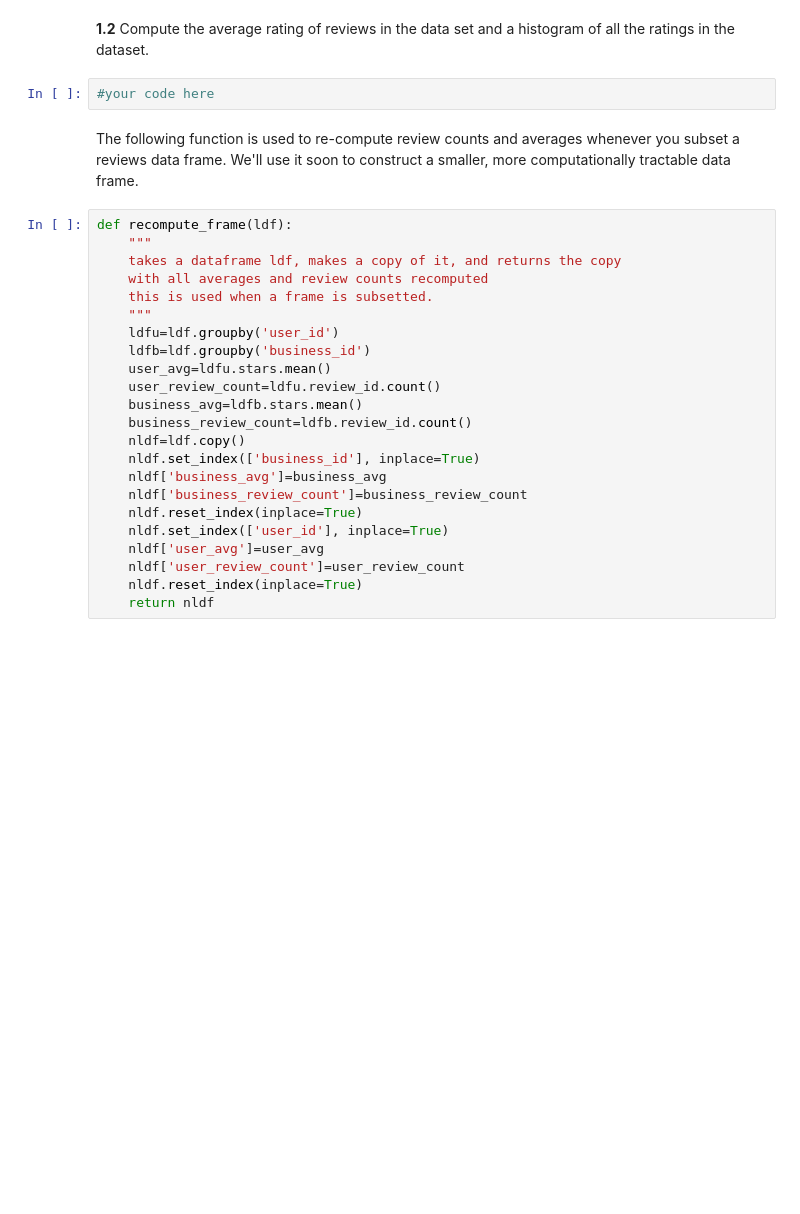
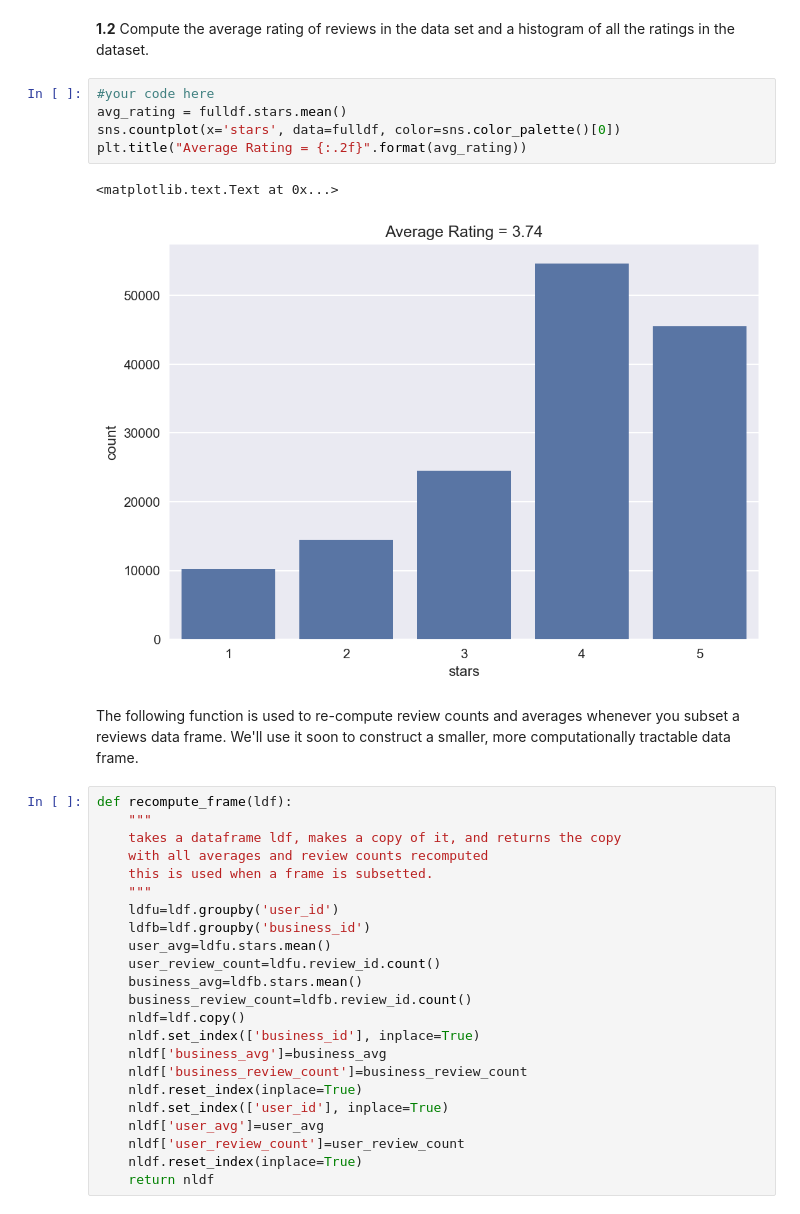
Before and after one commit to dashster18/content, a Jupyter notebook: HW4.ipynb, the cells around one changed output. Drawn from its saved outputs; the diff is of its cells as text; blank space fills up the shorter version.

```diff
--- a/HW4.ipynb
+++ b/HW4.ipynb
@@ -194,7 +215,13 @@ Lets implement this simpler global recommender first.
 # %% [markdown]
 **1.2** Compute the average rating of reviews in the data set and a histogram of all the ratings in the dataset.
-# %%
-#your code here
+# %%
+#your code here
+avg_rating = fulldf.stars.mean()
+sns.countplot(x='stars', data=fulldf, color=sns.color_palette()[0])
+plt.title("Average Rating = {:.2f}".format(avg_rating))
+# %% [output]
+<matplotlib.text.Text at 0x...>
+[figure, added]
 # %% [markdown]
 The following function is used to re-compute review counts and averages whenever you subset a reviews data frame. We'll use it soon to construct a smaller, more computationally tractable data frame.
 # %%
```
Also changed, not shown: parts of 29 cells of this notebook, 1 other file.
